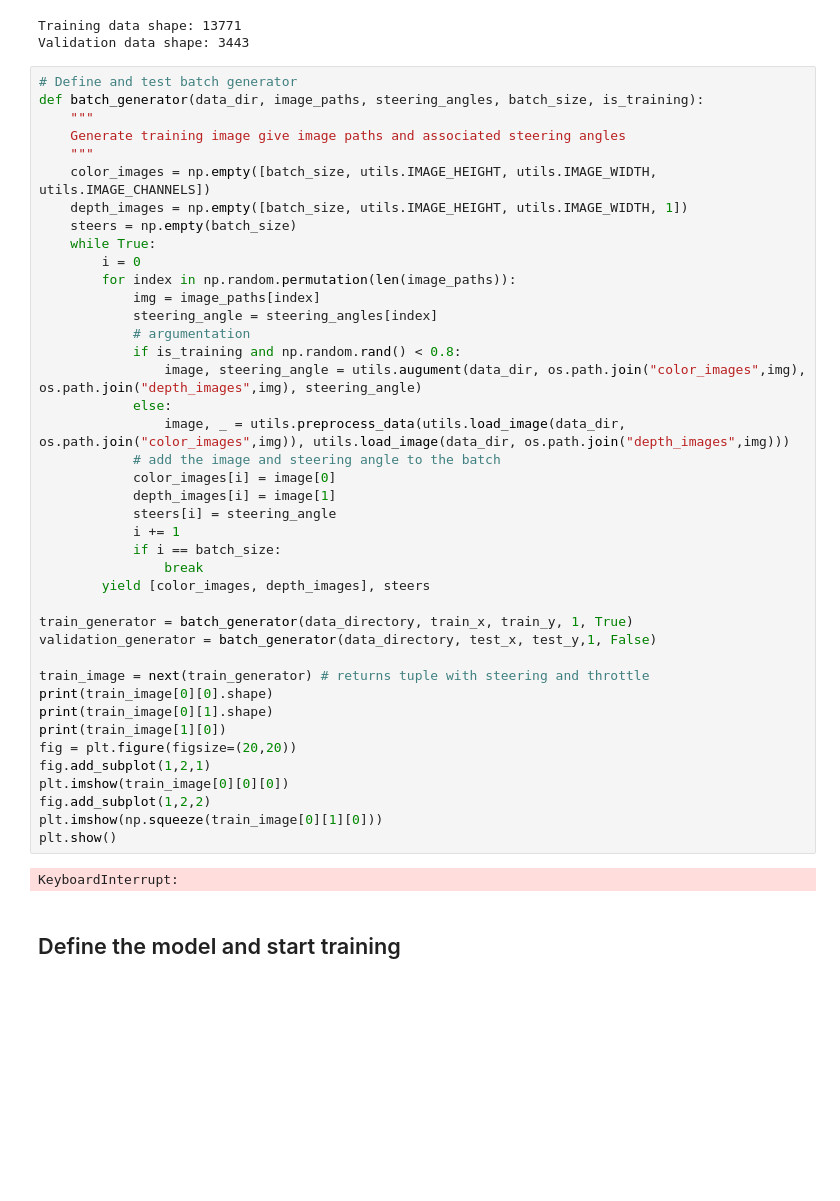
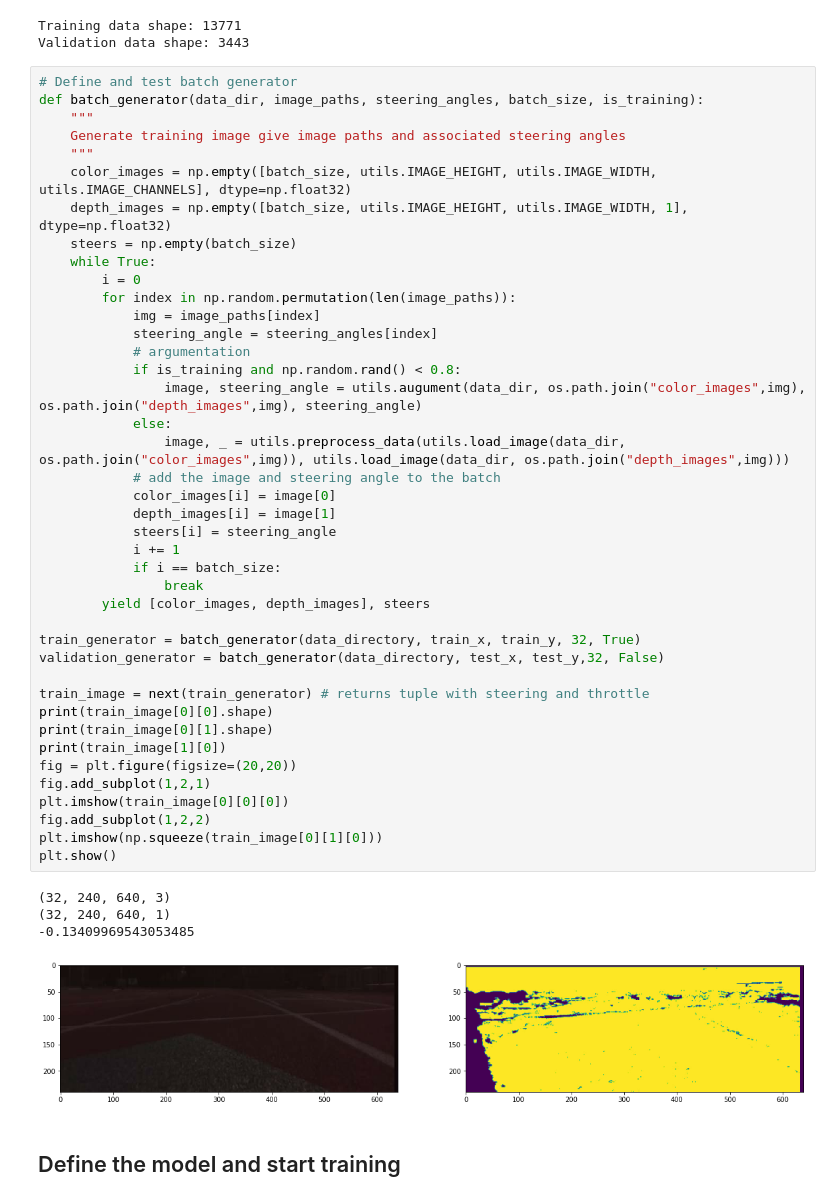
Before and after one commit to ARCC-RACE/ai_training_notebooks, a Jupyter notebook: basic_supervised_net/roseyv3/rosey_v3.ipynb, the cells around one changed output. Drawn from its saved outputs; the diff is of its cells as text; blank space fills up the shorter version.

```diff
--- a/basic_supervised_net/roseyv3/rosey_v3.ipynb
+++ b/basic_supervised_net/roseyv3/rosey_v3.ipynb
@@ -129,43 +129,46 @@ def batch_generator(data_dir, image_paths, steering_angles, batch_size, is_train
     """
     Generate training image give image paths and associated steering angles
     """
-    color_images = np.empty([batch_size, utils.IMAGE_HEIGHT, utils.IMAGE_WIDTH, utils.IMAGE_CHANNELS])
-    depth_images = np.empty([batch_size, utils.IMAGE_HEIGHT, utils.IMAGE_WIDTH, 1])
+    color_images = np.empty([batch_size, utils.IMAGE_HEIGHT, utils.IMAGE_WIDTH, utils.IMAGE_CHANNELS], dtype=np.float32)
+    depth_images = np.empty([batch_size, utils.IMAGE_HEIGHT, utils.IMAGE_WIDTH, 1], dtype=np.float32)
     steers = np.empty(batch_size)
     while True:
         i = 0
         for index in np.random.permutation(len(image_paths)):
             img = image_paths[index]
             steering_angle = steering_angles[index]
             # argumentation
             if is_training and np.random.rand() < 0.8:
                 image, steering_angle = utils.augument(data_dir, os.path.join("color_images",img), os.path.join("depth_images",img), steering_angle)
             else:
                 image, _ = utils.preprocess_data(utils.load_image(data_dir, os.path.join("color_images",img)), utils.load_image(data_dir, os.path.join("depth_images",img)))
             # add the image and steering angle to the batch
             color_images[i] = image[0]
             depth_images[i] = image[1]
             steers[i] = steering_angle
             i += 1
             if i == batch_size:
                 break
         yield [color_images, depth_images], steers
 
-train_generator = batch_generator(data_directory, train_x, train_y, 1, True)
-validation_generator = batch_generator(data_directory, test_x, test_y,1, False)
+train_generator = batch_generator(data_directory, train_x, train_y, 32, True)
+validation_generator = batch_generator(data_directory, test_x, test_y,32, False)
 
 train_image = next(train_generator) # returns tuple with steering and throttle
 print(train_image[0][0].shape)
 print(train_image[0][1].shape)
 print(train_image[1][0])
 fig = plt.figure(figsize=(20,20))
 fig.add_subplot(1,2,1)
 plt.imshow(train_image[0][0][0])
 fig.add_subplot(1,2,2)
 plt.imshow(np.squeeze(train_image[0][1][0]))
 plt.show()
 # %% [output]
-KeyboardInterrupt:
+(32, 240, 640, 3)
+(32, 240, 640, 1)
+-0.13409969543053485
+[figure, added]
 # %% [markdown]
 ## Define the model and start training
 # %%
```
Also changed, not shown: parts of 10 cells of this notebook, 26 other files.
